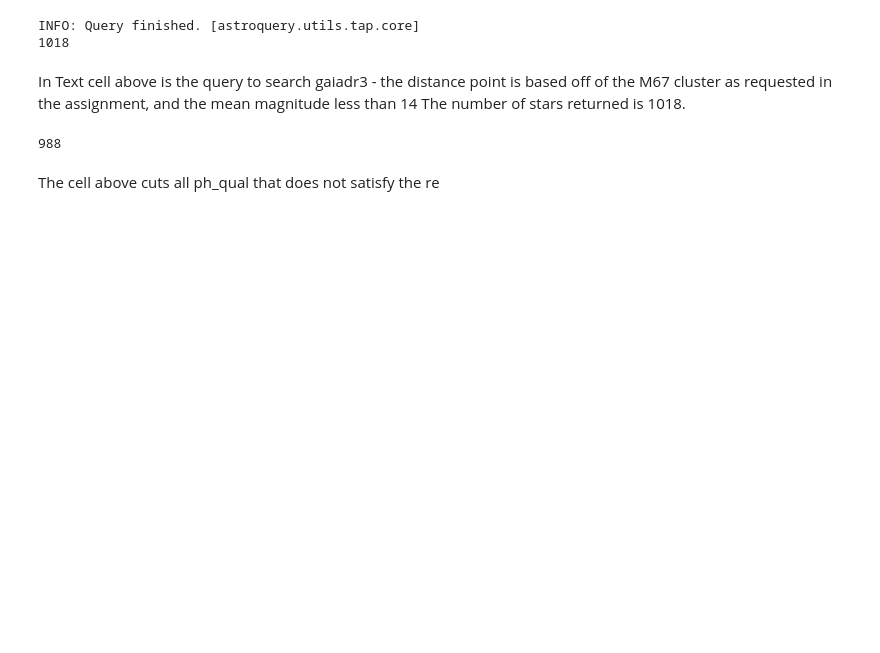
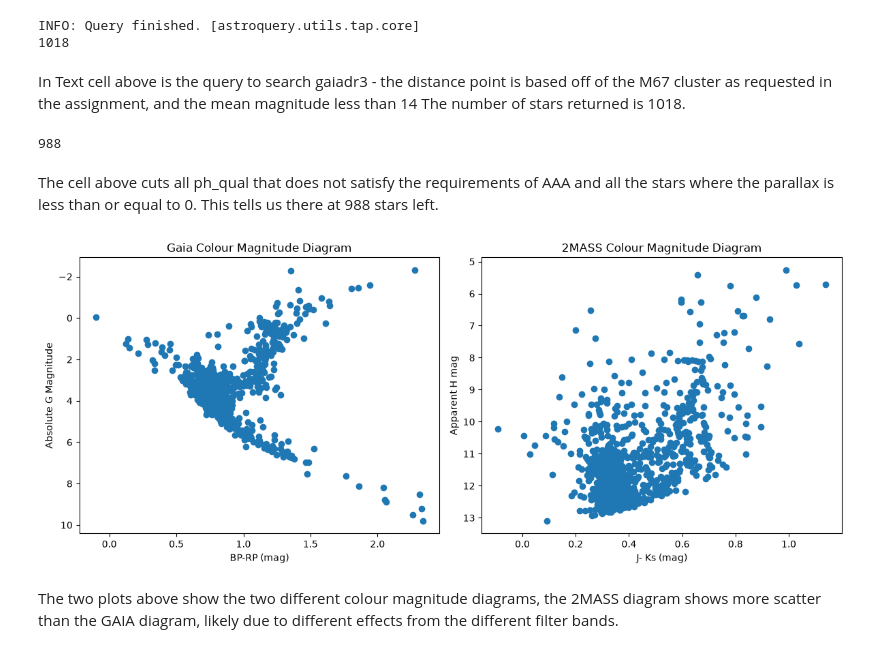
Before and after one commit to alannahfav/astro_comp_assignment2, a Jupyter notebook: Task2-Gaia.ipynb, the cells around one changed output. Saved outputs shown, nothing was run; the diff lists cells and outputs as text; code cells hidden in the pictures; blank space fills up the shorter version.

```diff
--- a/Task2-Gaia.ipynb
+++ b/Task2-Gaia.ipynb
@@ -31,4 +31,4 @@ print(len(cut_results))
 # %% [output]
 988
 # %% [markdown]
-The cell above cuts all ph_qual that does not satisfy the re
+The cell above cuts all ph_qual that does not satisfy the requirements of AAA and all the stars where the parallax is less than or equal to 0. This tells us there at 988 stars left.
@@ -34,0 +37,4 @@ The cell above cuts all ph_qual that does not satisfy the re
+# %%
+distance_pc = 1000/cut_results['parallax'] #doing this to convert parallax to distance so we can get absolute magnitude
+# %%
+abs_g_mag = cut_results['phot_g_mean_mag'] - 5*np.log10(distance_pc) + 5
@@ -34,0 +43,24 @@ The cell above cuts all ph_qual that does not satisfy the re
+# %%
+fig,axes = plt.subplots(1,2, figsize = (12, 5))
+
+#gaia colour mag diagram - panel 1
+axes[0].scatter(cut_results['bp_rp'], abs_g_mag)
+axes[0].invert_yaxis()
+axes[0].set_xlabel('BP-RP (mag)')
+axes[0].set_ylabel('Absolute G Magnitude')
+axes[0].set_title('Gaia Colour Magnitude Diagram')
+
+#2MASS colour mag diagram - panel 2
+j_minus_ks = cut_results['j_m'] - cut_results['ks_m']
+axes[1].scatter(j_minus_ks, cut_results['h_m'])
+axes[1].invert_yaxis()
+axes[1].set_xlabel('J- Ks (mag)')
+axes[1].set_ylabel('Apparent H mag')
+axes[1].set_title('2MASS Colour Magnitude Diagram')
+
+plt.tight_layout()
+plt.show()
+# %% [output]
+[figure, added]
+# %% [markdown]
+The two plots above show the two different colour magnitude diagrams, the 2MASS diagram shows more scatter than the GAIA diagram, likely due to different effects from the different filter bands.
```
Also changed, not shown: parts of 2 cells of this notebook.
